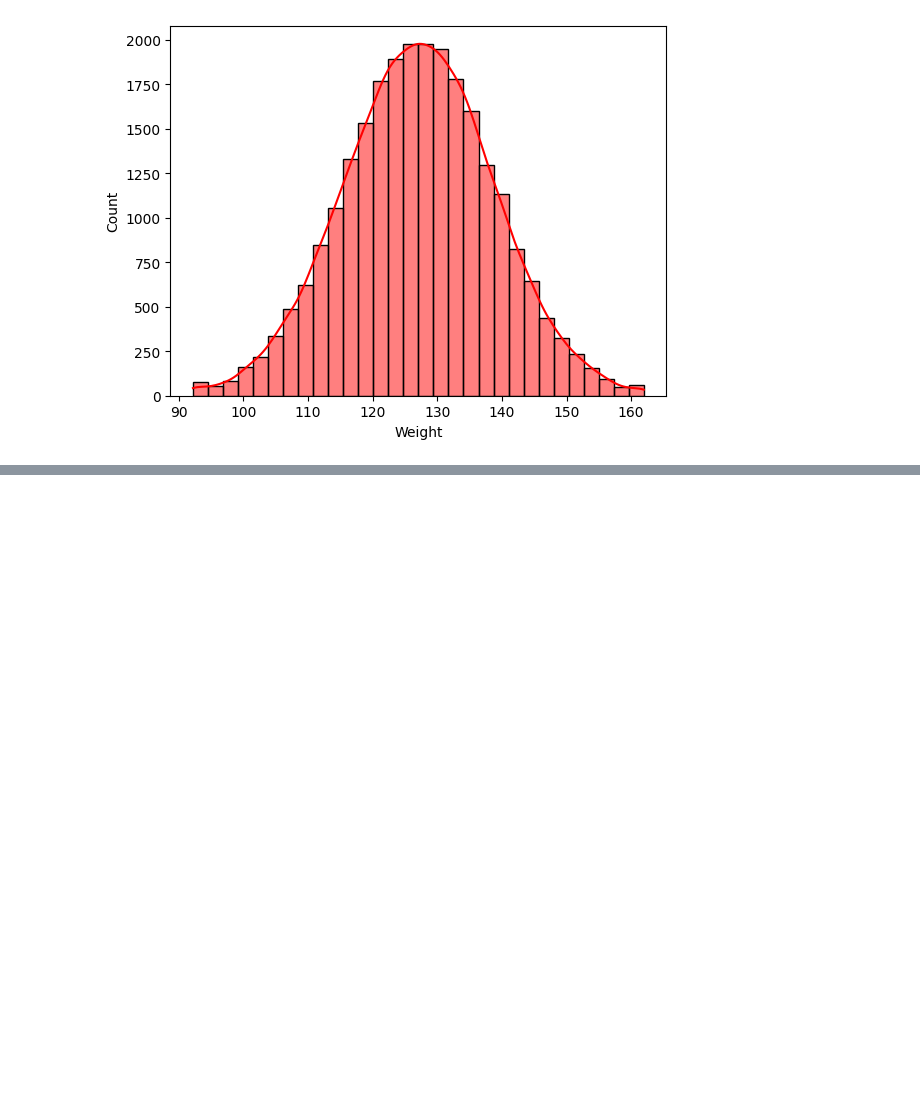
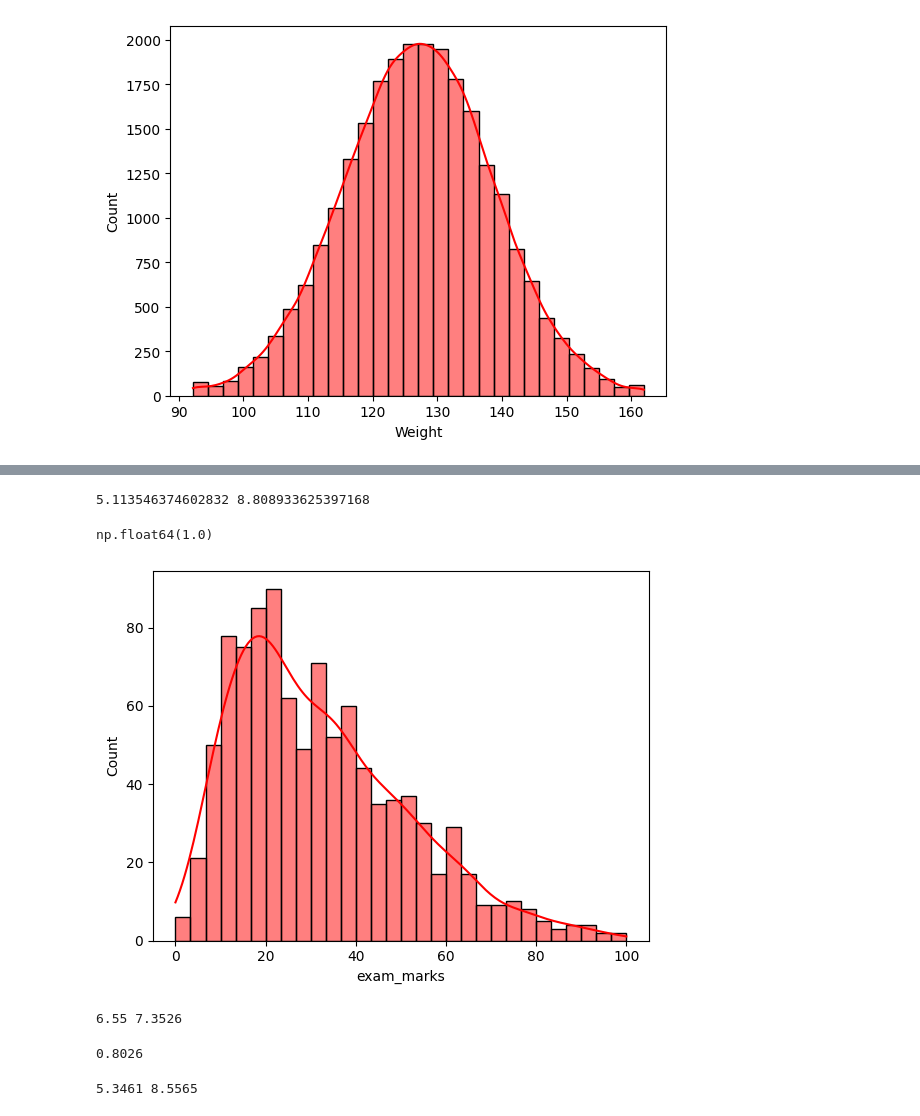
Before and after one commit to vivsingh119/agentic-ai-practise, a Jupyter notebook: Feature_Engineering.ipynb, the cells around one changed output, grey strips where cells are left out. Drawn from its saved outputs; the diff is of its cells as text; code cells hidden in the pictures; blank space fills up the shorter version.

```diff
--- a/Feature_Engineering.ipynb
+++ b/Feature_Engineering.ipynb
@@ -477,0 +510,15 @@ plt.show()
+# %%
+lower=jobSelectonData["score"].mean()-3*jobSelectonData['score'].std();
+upper=jobSelectonData["score"].mean()+3*jobSelectonData['score'].std();
+print(lower,upper)
+# %% [output]
+5.113546374602832 8.808933625397168
+# %%
+jobSelectonData['exam_marks'].skew().round()
+# %% [output]
+np.float64(1.0)
+# %%
+sns.histplot(jobSelectonData['exam_marks'],bins=30,kde=True, color="red")
+plt.show()
+# %% [output]
+[figure, added]
@@ -477,0 +527,16 @@ plt.show()
+# %%
+q1,q3=jobSelectonData['score'].quantile([0.25,0.74])
+print(q1,q3)
+# %% [output]
+6.55 7.3526
+# %%
+IQR=q3-q1
+IQR
+# %% [output]
+0.8026
+# %%
+lowerL=q1-1.5*IQR
+upperL=q3+1.5*IQR
+print(lowerL,upperL)
+# %% [output]
+5.3461 8.5565
```
Also changed, not shown: parts of 11 cells of this notebook.
